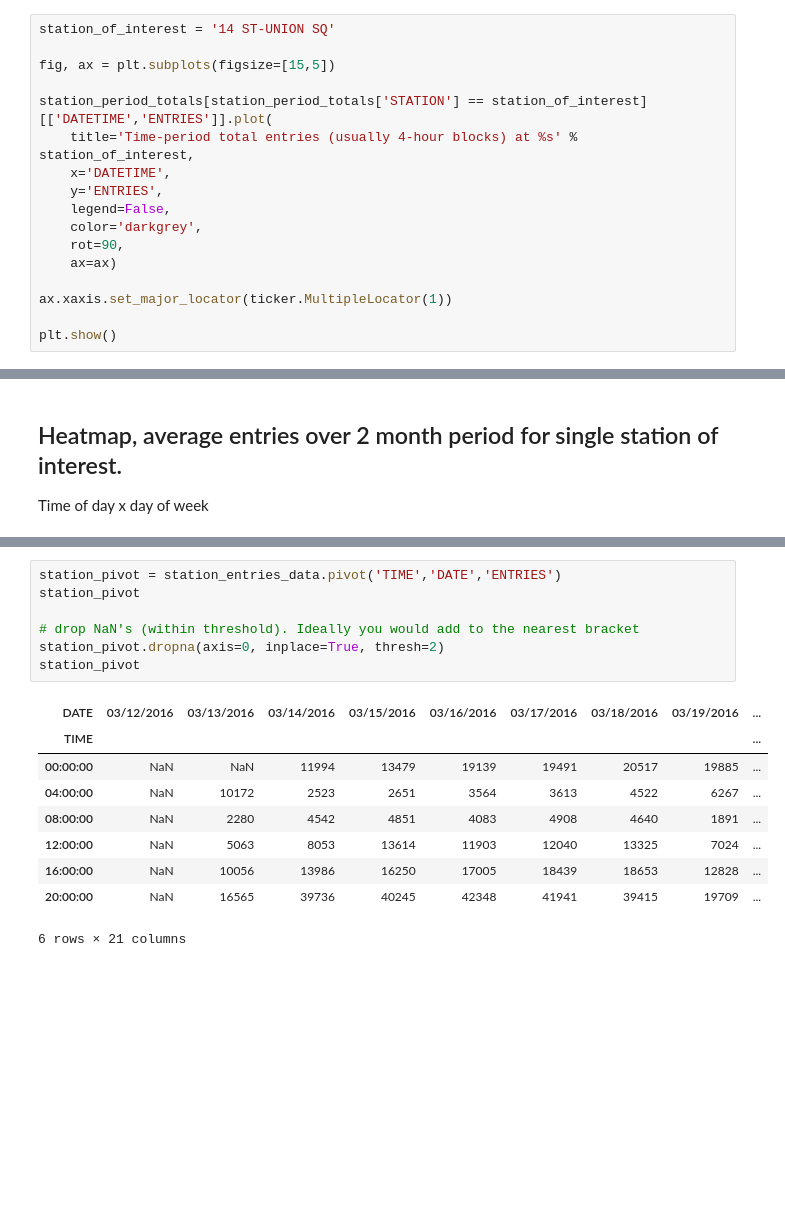
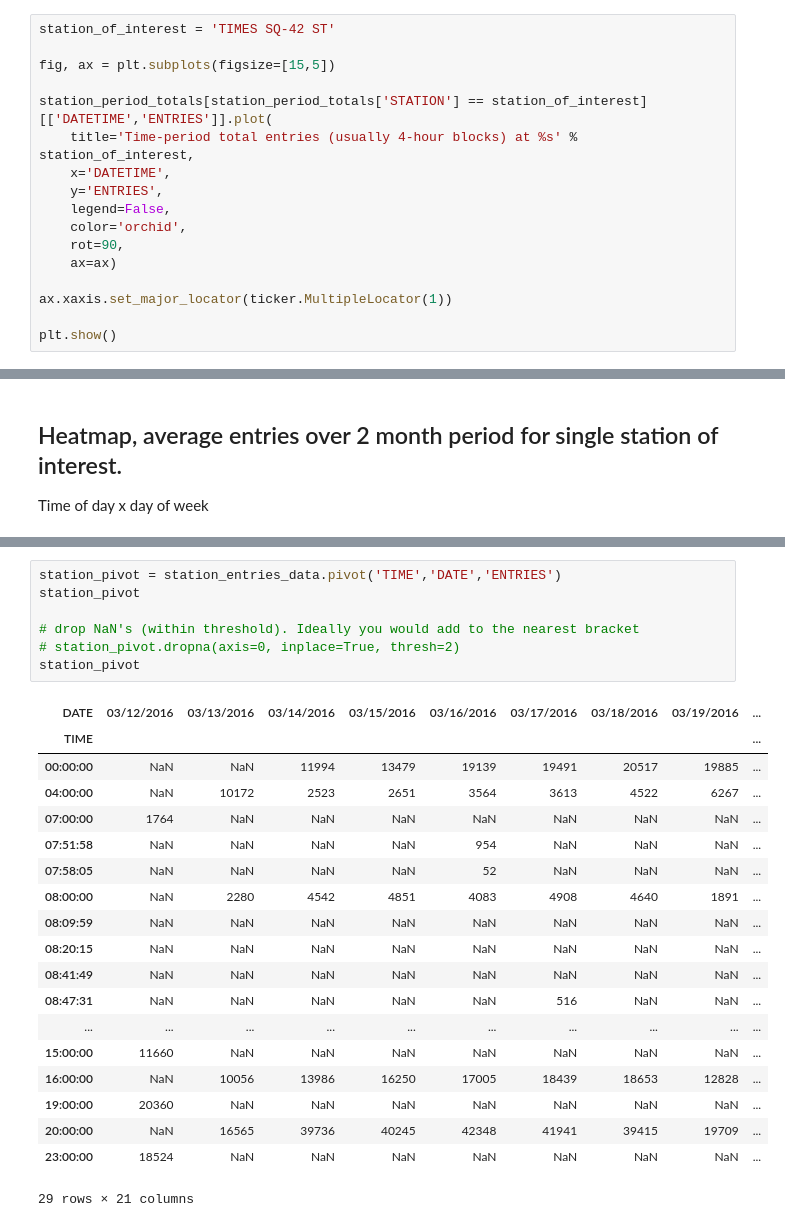
Before and after one commit to IanLondon/MTA-analysis, a Jupyter notebook: ian-benson-pandas.ipynb, the cells around one changed output, grey strips where cells are left out. Saved outputs shown, nothing was run; the diff lists cells and outputs as text; blank space fills up the shorter version.

```diff
--- a/ian-benson-pandas.ipynb
+++ b/ian-benson-pandas.ipynb
@@ -266,7 +287,7 @@ top_daily_entries.sort_values(by='ENTRIES', ascending=True).plot.barh(x='STATION
 # TODO
 * Do that same graph, but for the month that Lucia did
 # %%
-station_of_interest = '14 ST-UNION SQ'
+station_of_interest = 'TIMES SQ-42 ST'
 
 fig, ax = plt.subplots(figsize=[15,5])
 
@@ -275,7 +296,7 @@ station_period_totals[station_period_totals['STATION'] == station_of_interest][[
     x='DATETIME',
     y='ENTRIES',
     legend=False,
-    color='darkgrey',
+    color='orchid',
     rot=90,
     ax=ax)
 
@@ -309,20 +328,30 @@ for TIMES SQ-42 ST
 # %%
 station_pivot = station_entries_data.pivot('TIME','DATE','ENTRIES')
 station_pivot
 
 # drop NaN's (within threshold). Ideally you would add to the nearest bracket
-station_pivot.dropna(axis=0, inplace=True, thresh=2)
+# station_pivot.dropna(axis=0, inplace=True, thresh=2)
 station_pivot
 # %% [output]
 | DATE | 03/12/2016 | 03/13/2016 | 03/14/2016 | 03/15/2016 | 03/16/2016 | 03/17/2016 | 03/18/2016 | 03/19/2016 | ... |
 | TIME |  |  |  |  |  |  |  |  | ... |
 | 00:00:00 | NaN | NaN | 11994 | 13479 | 19139 | 19491 | 20517 | 19885 | ... |
 | 04:00:00 | NaN | 10172 | 2523 | 2651 | 3564 | 3613 | 4522 | 6267 | ... |
+| 07:00:00 | 1764 | NaN | NaN | NaN | NaN | NaN | NaN | NaN | ... |
+| 07:51:58 | NaN | NaN | NaN | NaN | 954 | NaN | NaN | NaN | ... |
+| 07:58:05 | NaN | NaN | NaN | NaN | 52 | NaN | NaN | NaN | ... |
 | 08:00:00 | NaN | 2280 | 4542 | 4851 | 4083 | 4908 | 4640 | 1891 | ... |
-| 12:00:00 | NaN | 5063 | 8053 | 13614 | 11903 | 12040 | 13325 | 7024 | ... |
+| 08:09:59 | NaN | NaN | NaN | NaN | NaN | NaN | NaN | NaN | ... |
+| 08:20:15 | NaN | NaN | NaN | NaN | NaN | NaN | NaN | NaN | ... |
+| 08:41:49 | NaN | NaN | NaN | NaN | NaN | NaN | NaN | NaN | ... |
+| 08:47:31 | NaN | NaN | NaN | NaN | NaN | 516 | NaN | NaN | ... |
+| ... | ... | ... | ... | ... | ... | ... | ... | ... | ... |
+| 15:00:00 | 11660 | NaN | NaN | NaN | NaN | NaN | NaN | NaN | ... |
 | 16:00:00 | NaN | 10056 | 13986 | 16250 | 17005 | 18439 | 18653 | 12828 | ... |
+| 19:00:00 | 20360 | NaN | NaN | NaN | NaN | NaN | NaN | NaN | ... |
 | 20:00:00 | NaN | 16565 | 39736 | 40245 | 42348 | 41941 | 39415 | 19709 | ... |
+| 23:00:00 | 18524 | NaN | NaN | NaN | NaN | NaN | NaN | NaN | ... |
-6 rows × 21 columns
+29 rows × 21 columns
 # %%
 print station_of_interest
 
```
Also changed, not shown: parts of 16 cells of this notebook, 1 other file.
